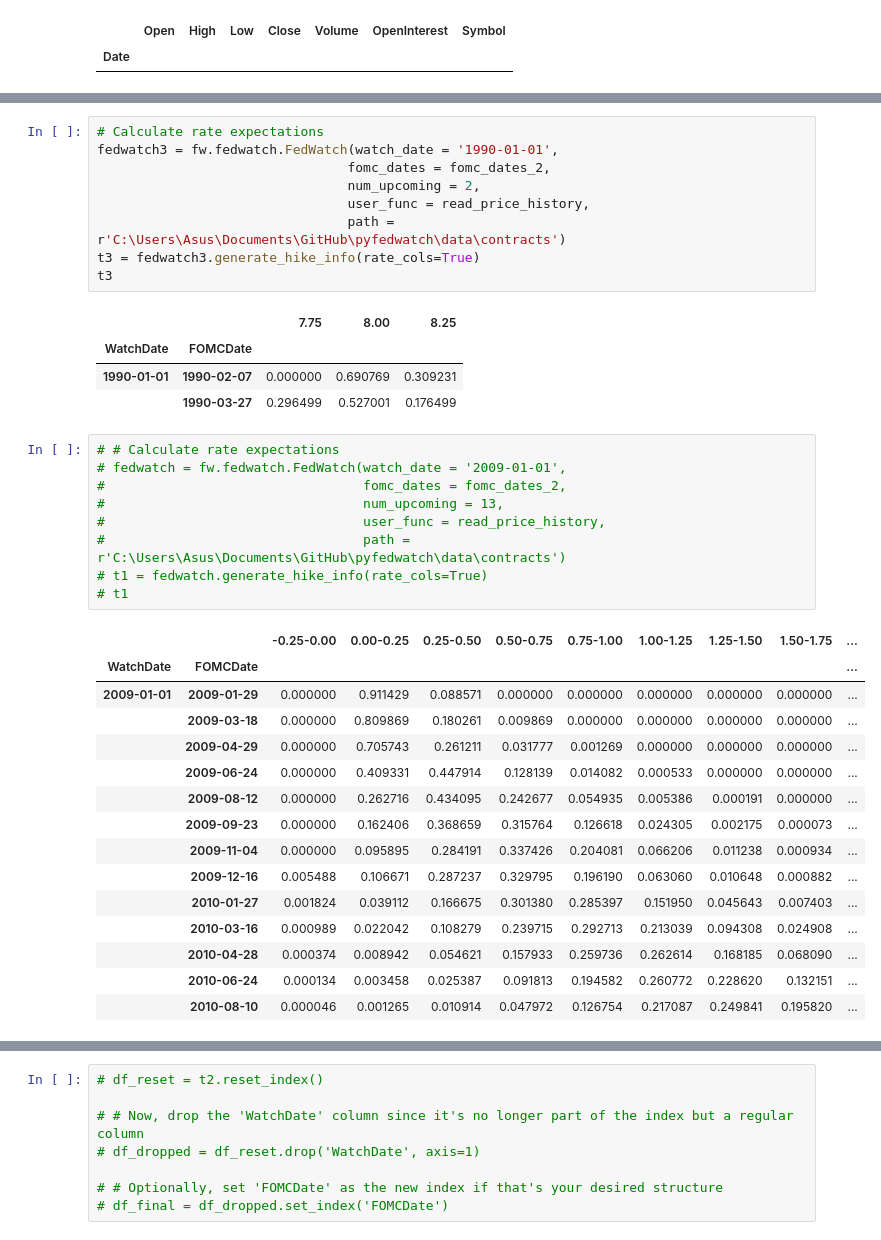
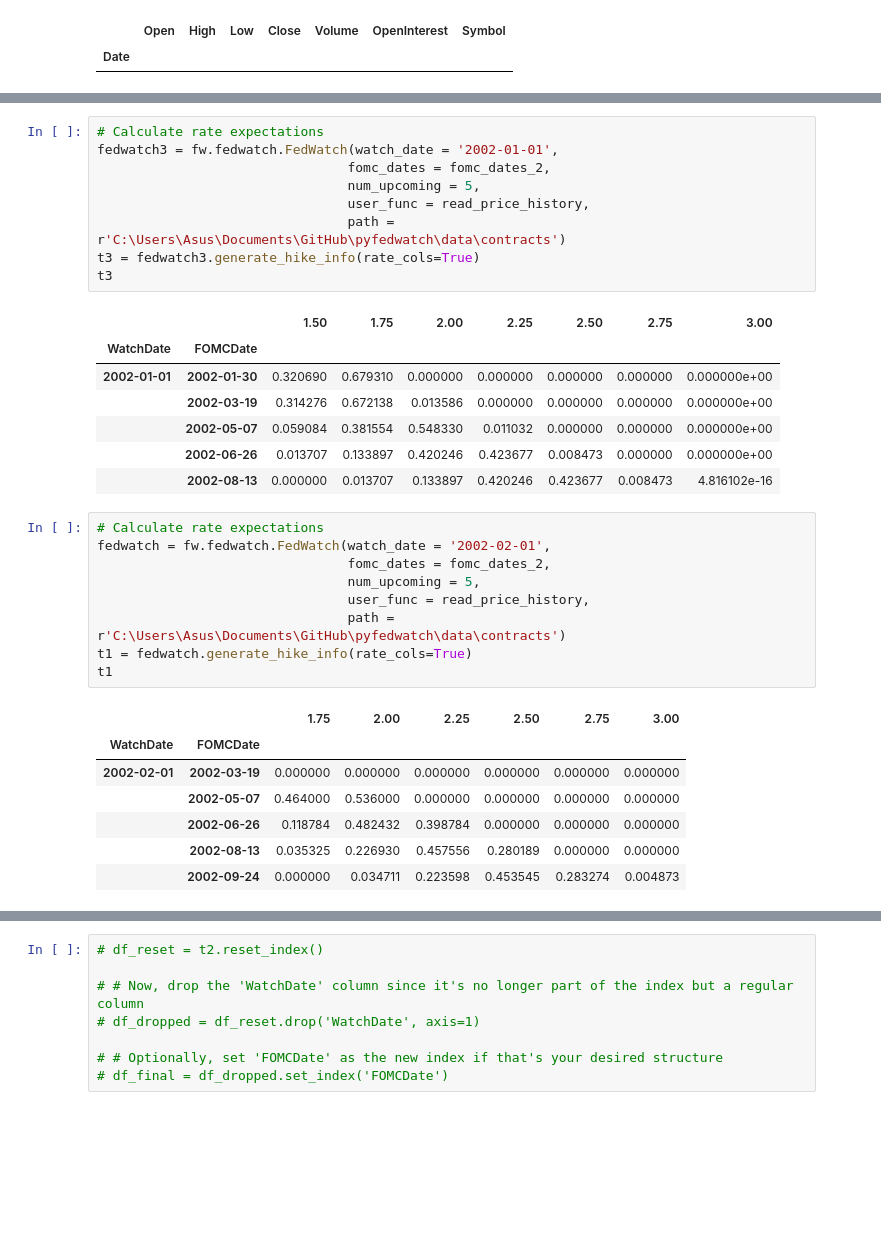
Before and after one commit to baksben/pyfedwatch, a Jupyter notebook: notebooks/Ben's_copy.ipynb, the cells around one changed output, grey strips where cells are left out. Cells and saved outputs as stored; diff of their text form; blank space fills up the shorter version.

```diff
--- a/notebooks/Ben's_copy.ipynb
+++ b/notebooks/Ben's_copy.ipynb
@@ -264,42 +287,37 @@ fig = fomc.plot_fomc_calendar()
 # %%
 # Calculate rate expectations
-fedwatch3 = fw.fedwatch.FedWatch(watch_date = '1990-01-01',
+fedwatch3 = fw.fedwatch.FedWatch(watch_date = '2002-01-01',
                                 fomc_dates = fomc_dates_2,
-                                num_upcoming = 2,
+                                num_upcoming = 5,
                                 user_func = read_price_history,
                                 path = r'C:\Users\Asus\Documents\GitHub\pyfedwatch\data\contracts')
 t3 = fedwatch3.generate_hike_info(rate_cols=True)
 t3
 # %% [output]
-|  |  | 7.75 | 8.00 | 8.25 |
-| WatchDate | FOMCDate |  |  |  |
-| 1990-01-01 | 1990-02-07 | 0.000000 | 0.690769 | 0.309231 |
-|  | 1990-03-27 | 0.296499 | 0.527001 | 0.176499 |
+|  |  | 1.50 | 1.75 | 2.00 | 2.25 | 2.50 | 2.75 | 3.00 |
+| WatchDate | FOMCDate |  |  |  |  |  |  |  |
+| 2002-01-01 | 2002-01-30 | 0.320690 | 0.679310 | 0.000000 | 0.000000 | 0.000000 | 0.000000 | 0.000000e+00 |
+|  | 2002-03-19 | 0.314276 | 0.672138 | 0.013586 | 0.000000 | 0.000000 | 0.000000 | 0.000000e+00 |
+|  | 2002-05-07 | 0.059084 | 0.381554 | 0.548330 | 0.011032 | 0.000000 | 0.000000 | 0.000000e+00 |
+|  | 2002-06-26 | 0.013707 | 0.133897 | 0.420246 | 0.423677 | 0.008473 | 0.000000 | 0.000000e+00 |
+|  | 2002-08-13 | 0.000000 | 0.013707 | 0.133897 | 0.420246 | 0.423677 | 0.008473 | 4.816102e-16 |
 # %%
-# # Calculate rate expectations
-# fedwatch = fw.fedwatch.FedWatch(watch_date = '2009-01-01',
-#                                 fomc_dates = fomc_dates_2,
-#                                 num_upcoming = 13,
-#                                 user_func = read_price_history,
-#                                 path = r'C:\Users\Asus\Documents\GitHub\pyfedwatch\data\contracts')
-# t1 = fedwatch.generate_hike_info(rate_cols=True)
-# t1
+# Calculate rate expectations
+fedwatch = fw.fedwatch.FedWatch(watch_date = '2002-02-01',
+                                fomc_dates = fomc_dates_2,
+                                num_upcoming = 5,
+                                user_func = read_price_history,
+                                path = r'C:\Users\Asus\Documents\GitHub\pyfedwatch\data\contracts')
+t1 = fedwatch.generate_hike_info(rate_cols=True)
+t1
 # %% [output]
-|  |  | -0.25-0.00 | 0.00-0.25 | 0.25-0.50 | 0.50-0.75 | 0.75-1.00 | 1.00-1.25 | 1.25-1.50 | 1.50-1.75 | ... |
-| WatchDate | FOMCDate |  |  |  |  |  |  |  |  | ... |
-| 2009-01-01 | 2009-01-29 | 0.000000 | 0.911429 | 0.088571 | 0.000000 | 0.000000 | 0.000000 | 0.000000 | 0.000000 | ... |
-|  | 2009-03-18 | 0.000000 | 0.809869 | 0.180261 | 0.009869 | 0.000000 | 0.000000 | 0.000000 | 0.000000 | ... |
-|  | 2009-04-29 | 0.000000 | 0.705743 | 0.261211 | 0.031777 | 0.001269 | 0.000000 | 0.000000 | 0.000000 | ... |
-|  | 2009-06-24 | 0.000000 | 0.409331 | 0.447914 | 0.128139 | 0.014082 | 0.000533 | 0.000000 | 0.000000 | ... |
-|  | 2009-08-12 | 0.000000 | 0.262716 | 0.434095 | 0.242677 | 0.054935 | 0.005386 | 0.000191 | 0.000000 | ... |
-|  | 2009-09-23 | 0.000000 | 0.162406 | 0.368659 | 0.315764 | 0.126618 | 0.024305 | 0.002175 | 0.000073 | ... |
-|  | 2009-11-04 | 0.000000 | 0.095895 | 0.284191 | 0.337426 | 0.204081 | 0.066206 | 0.011238 | 0.000934 | ... |
-|  | 2009-12-16 | 0.005488 | 0.106671 | 0.287237 | 0.329795 | 0.196190 | 0.063060 | 0.010648 | 0.000882 | ... |
-|  | 2010-01-27 | 0.001824 | 0.039112 | 0.166675 | 0.301380 | 0.285397 | 0.151950 | 0.045643 | 0.007403 | ... |
-|  | 2010-03-16 | 0.000989 | 0.022042 | 0.108279 | 0.239715 | 0.292713 | 0.213039 | 0.094308 | 0.024908 | ... |
-|  | 2010-04-28 | 0.000374 | 0.008942 | 0.054621 | 0.157933 | 0.259736 | 0.262614 | 0.168185 | 0.068090 | ... |
-|  | 2010-06-24 | 0.000134 | 0.003458 | 0.025387 | 0.091813 | 0.194582 | 0.260772 | 0.228620 | 0.132151 | ... |
-|  | 2010-08-10 | 0.000046 | 0.001265 | 0.010914 | 0.047972 | 0.126754 | 0.217087 | 0.249841 | 0.195820 | ... |
+|  |  | 1.75 | 2.00 | 2.25 | 2.50 | 2.75 | 3.00 |
+| WatchDate | FOMCDate |  |  |  |  |  |  |
+| 2002-02-01 | 2002-03-19 | 0.000000 | 0.000000 | 0.000000 | 0.000000 | 0.000000 | 0.000000 |
+|  | 2002-05-07 | 0.464000 | 0.536000 | 0.000000 | 0.000000 | 0.000000 | 0.000000 |
+|  | 2002-06-26 | 0.118784 | 0.482432 | 0.398784 | 0.000000 | 0.000000 | 0.000000 |
+|  | 2002-08-13 | 0.035325 | 0.226930 | 0.457556 | 0.280189 | 0.000000 | 0.000000 |
+|  | 2002-09-24 | 0.000000 | 0.034711 | 0.223598 | 0.453545 | 0.283274 | 0.004873 |
 # %%
 # fedwatch2 = fw.fedwatch.FedWatch(watch_date = '2008-01-01',
 #                                 fomc_dates = fomc_dates_2,
```
Also changed, not shown: parts of 23 cells of this notebook, 2 other files.
